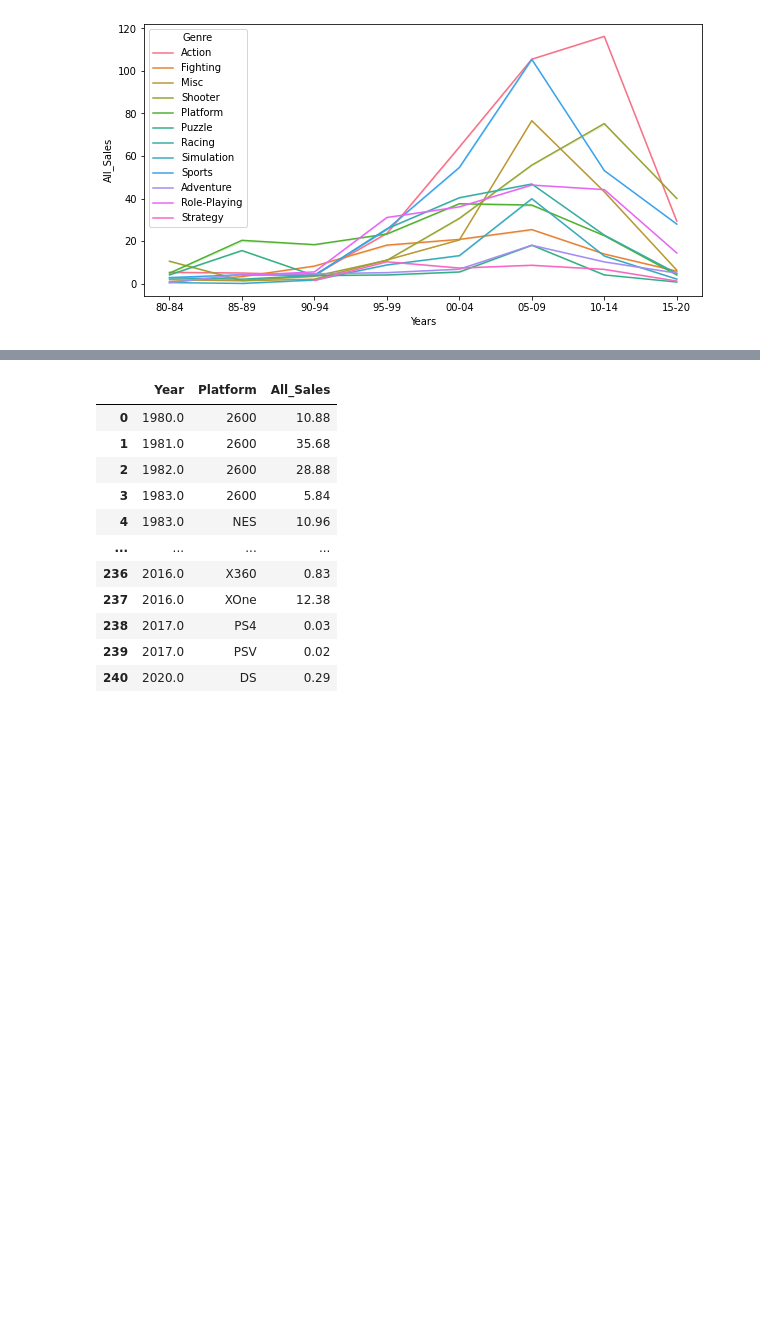
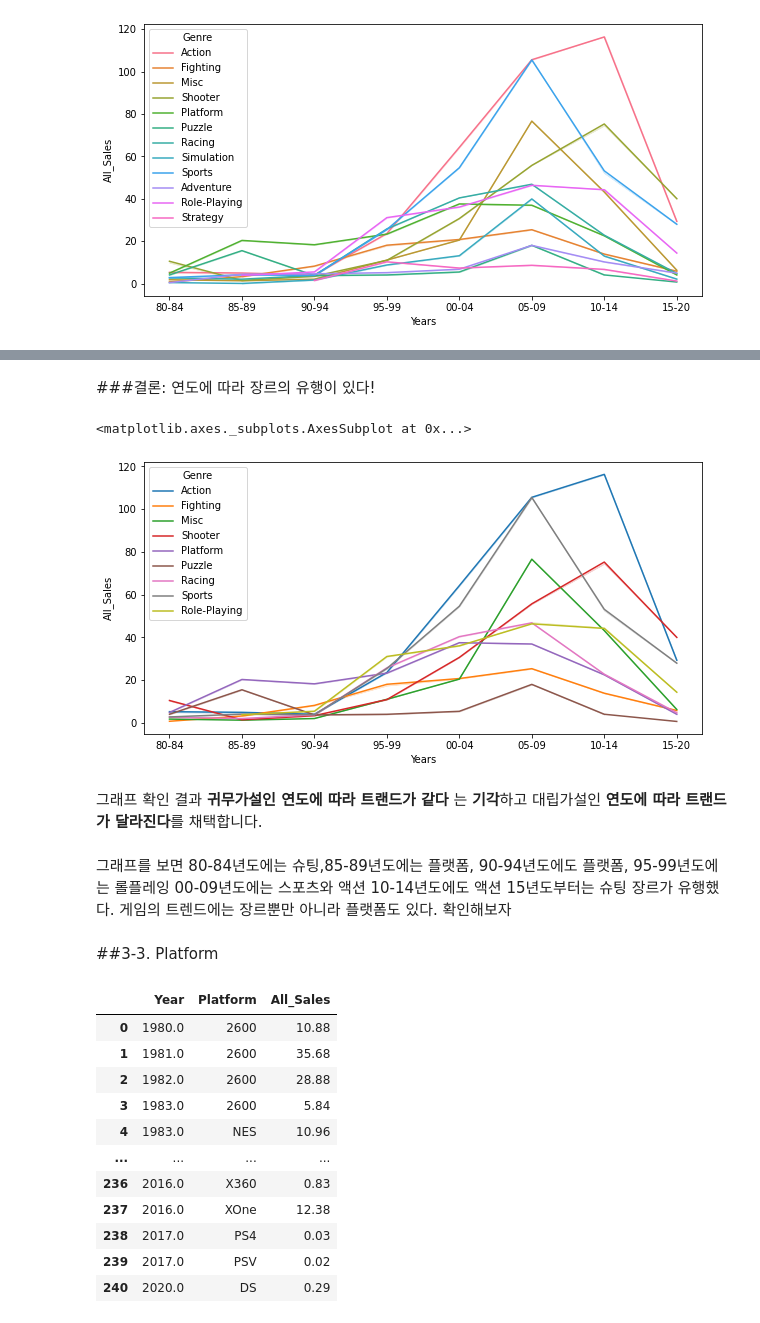
Before and after one commit to okok7272/CodeStatesProject, a Jupyter notebook: Section1/Project1_game_trends.ipynb, the cells around one changed output, grey strips where cells are left out. Drawn from its saved outputs; the diff is of its cells as text; code cells hidden in the pictures; blank space fills up the shorter version.

```diff
--- a/Section1/Project1_game_trends.ipynb
+++ b/Section1/Project1_game_trends.ipynb
@@ -488,3 +635,28 @@ games_year2.drop(columns=["NA_Sales","EU_Sales","JP_Sales","Other_Sales"],axis=1
+# %%
+g_condition = (games_year.Genre =='Action')|(games_year.Genre =='Shooter')|(games_year.Genre =='Sports')|(games_year.Genre =='Role-Playing')|(games_year.Genre =='Misc')|(games_year.Genre =='Fighting')|(games_year.Genre =='Racing')|(games_year.Genre =='Platform')|(games_year.Genre =='Puzzle')
+# %% [markdown]
+###결론: 연도에 따라 장르의 유행이 있다!
+# %%
+plt.figure(figsize=(10,5))
+sns.lineplot(x='Years',y='All_Sales',data=games_year[g_condition],hue='Genre',ci=False)
+# %% [output]
+<matplotlib.axes._subplots.AxesSubplot at 0x...>
+[figure, added]
+# %% [markdown]
+그래프 확인 결과</br>
+**귀무가설인 연도에 따라 트랜드가 같다**
+는 **기각**하고</br>
+대립가설인 **연도에 따라 트랜드가 달라진다**를 채택합니다.
+# %% [markdown]
+그래프를 보면 </br>
+80-84년도에는 슈팅,85-89년도에는 플랫폼,</br>
+90-94년도에도 플랫폼, 95-99년도에는 롤플레잉</br>
+00-09년도에는 스포츠와 액션</br>
+10-14년도에도 액션</br>
+15년도부터는 슈팅 장르가 유행했다.
+게임의 트렌드에는 장르뿐만 아니라 플랫폼도 있다. 확인해보자
+# %% [markdown]
+##3-3. Platform
 # %%
 games_platform=game_all.groupby(['Year','Platform'],as_index=False)['All_Sales'].sum()
 games_platform
```
Also changed, not shown: parts of 87 cells of this notebook.
